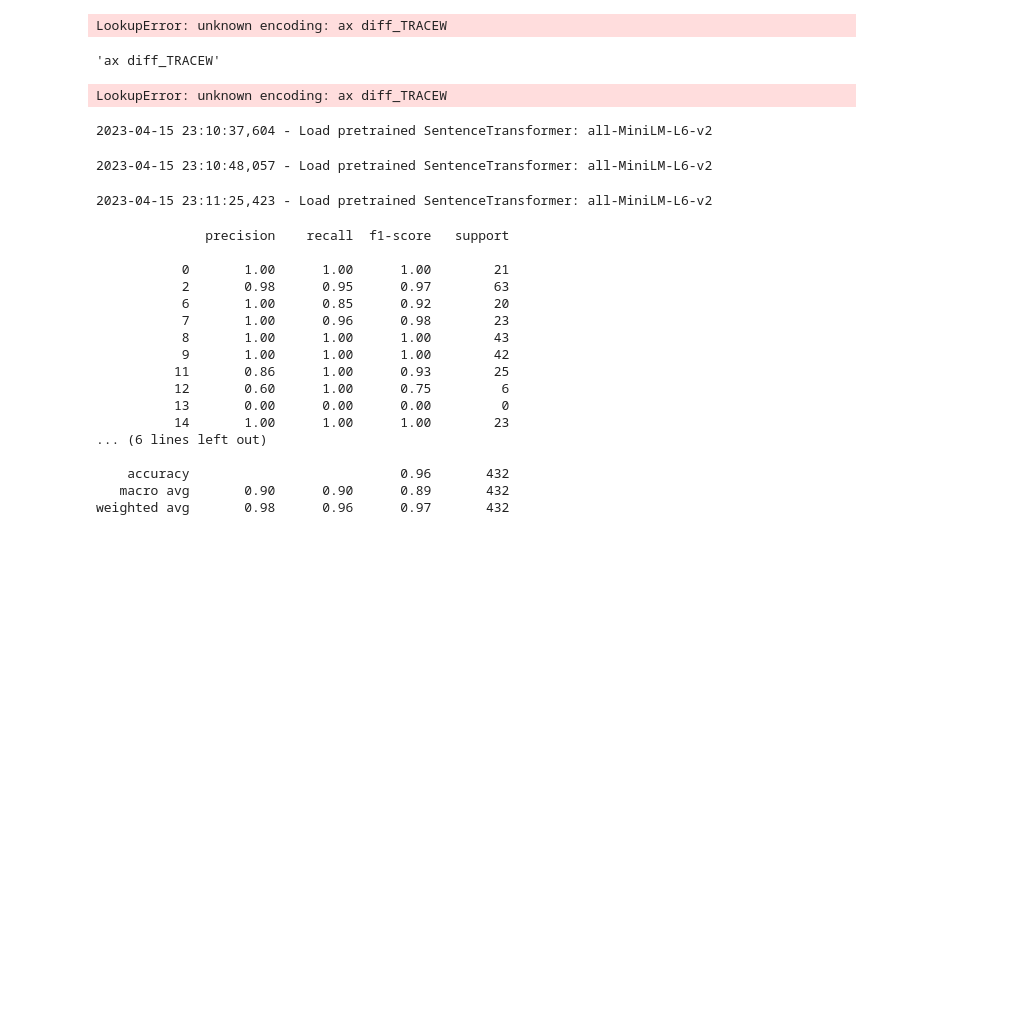
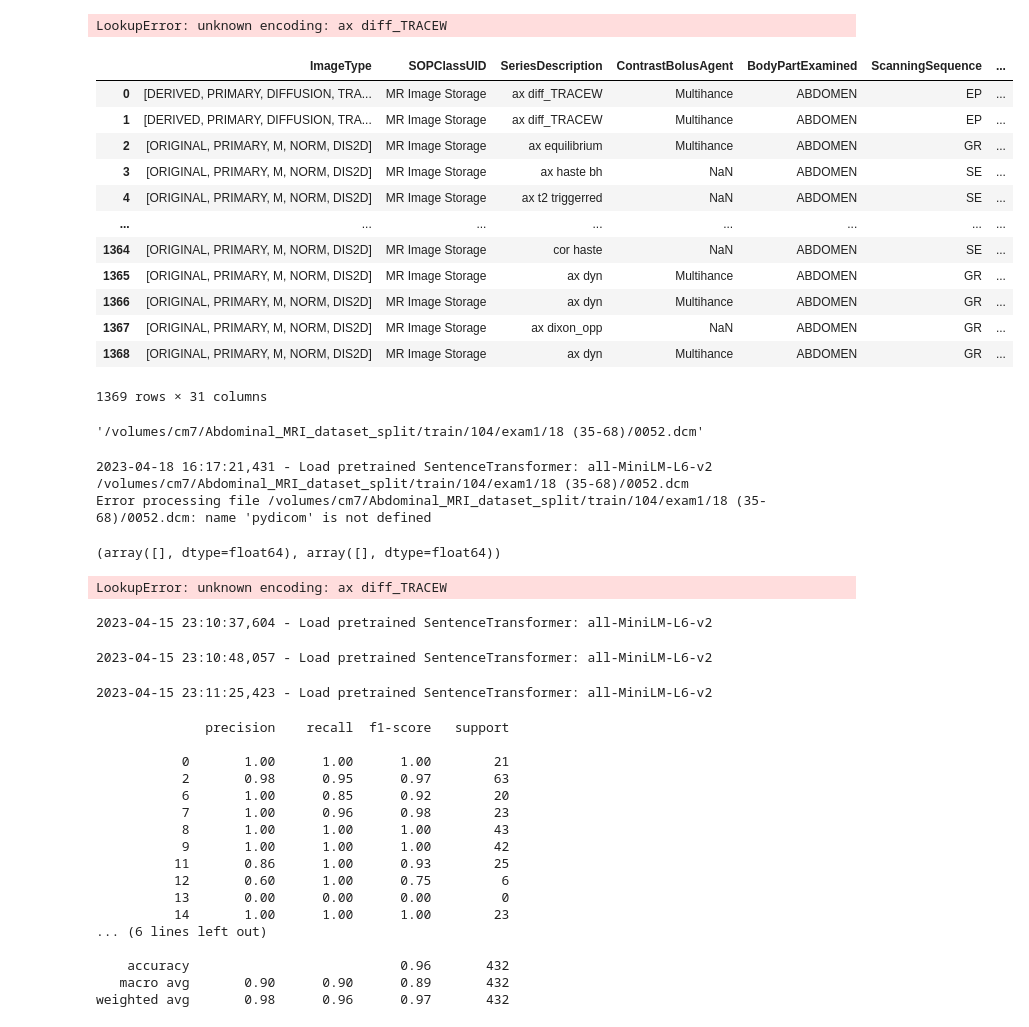
Before and after one commit to mille055/stanford_project, a Jupyter notebook: notebooks/AIPI540_IP_fusion_classifier.ipynb, the cells around one changed output. Drawn from its saved outputs; the diff is of its cells as text; code cells hidden in the pictures; blank space fills up the shorter version.

```diff
--- a/notebooks/AIPI540_IP_fusion_classifier.ipynb
+++ b/notebooks/AIPI540_IP_fusion_classifier.ipynb
@@ -434,7 +388,23 @@ train_preds, train_acc, val_preds, val_acc, test_preds, test_acc, text_model_T =
 print(train_acc, val_acc, test_acc)
 # %% [output]
 LookupError: unknown encoding: ax diff_TRACEW
+# %%
+train_df
+# %% [output]
+|  | ImageType | SOPClassUID | SeriesDescription | ContrastBolusAgent | BodyPartExamined | ScanningSequence | ... |
+| 0 | [DERIVED, PRIMARY, DIFFUSION, TRA... | MR Image Storage | ax diff_TRACEW | Multihance | ABDOMEN | EP | ... |
+| 1 | [DERIVED, PRIMARY, DIFFUSION, TRA... | MR Image Storage | ax diff_TRACEW | Multihance | ABDOMEN | EP | ... |
+| 2 | [ORIGINAL, PRIMARY, M, NORM, DIS2D] | MR Image Storage | ax equilibrium | Multihance | ABDOMEN | GR | ... |
+| 3 | [ORIGINAL, PRIMARY, M, NORM, DIS2D] | MR Image Storage | ax haste bh | NaN | ABDOMEN | SE | ... |
+| 4 | [ORIGINAL, PRIMARY, M, NORM, DIS2D] | MR Image Storage | ax t2 triggerred | NaN | ABDOMEN | SE | ... |
+| ... | ... | ... | ... | ... | ... | ... | ... |
+| 1364 | [ORIGINAL, PRIMARY, M, NORM, DIS2D] | MR Image Storage | cor haste | NaN | ABDOMEN | SE | ... |
+| 1365 | [ORIGINAL, PRIMARY, M, NORM, DIS2D] | MR Image Storage | ax dyn | Multihance | ABDOMEN | GR | ... |
+| 1366 | [ORIGINAL, PRIMARY, M, NORM, DIS2D] | MR Image Storage | ax dyn | Multihance | ABDOMEN | GR | ... |
+| 1367 | [ORIGINAL, PRIMARY, M, NORM, DIS2D] | MR Image Storage | ax dixon_opp | NaN | ABDOMEN | GR | ... |
+| 1368 | [ORIGINAL, PRIMARY, M, NORM, DIS2D] | MR Image Storage | ax dyn | Multihance | ABDOMEN | GR | ... |
+1369 rows × 31 columns
 # %%
-train_df.SeriesDescription[0]
+train_df.fname[0]
 # %% [output]
-'ax diff_TRACEW'
+'/volumes/cm7/Abdominal_MRI_dataset_split/train/104/exam1/18 (35-68)/0052.dcm'
@@ -443,3 +411,10 @@ senttrans_model=sentence_encoder
+# %%
+get_NLP_inference(NLP_model, filenames = [train_df.fname[0]])
+# %% [output]
+2023-04-18 16:17:21,431 - Load pretrained SentenceTransformer: all-MiniLM-L6-v2
+/volumes/cm7/Abdominal_MRI_dataset_split/train/104/exam1/18 (35-68)/0052.dcm
+Error processing file /volumes/cm7/Abdominal_MRI_dataset_split/train/104/exam1/18 (35-68)/0052.dcm: name 'pydicom' is not defined
+(array([], dtype=float64), array([], dtype=float64))
 # %%
 senttrans_model.encode('ax diff_TRACEW')
 # %% [output]
```
Also changed, not shown: parts of 8 cells of this notebook, 2 other files.
